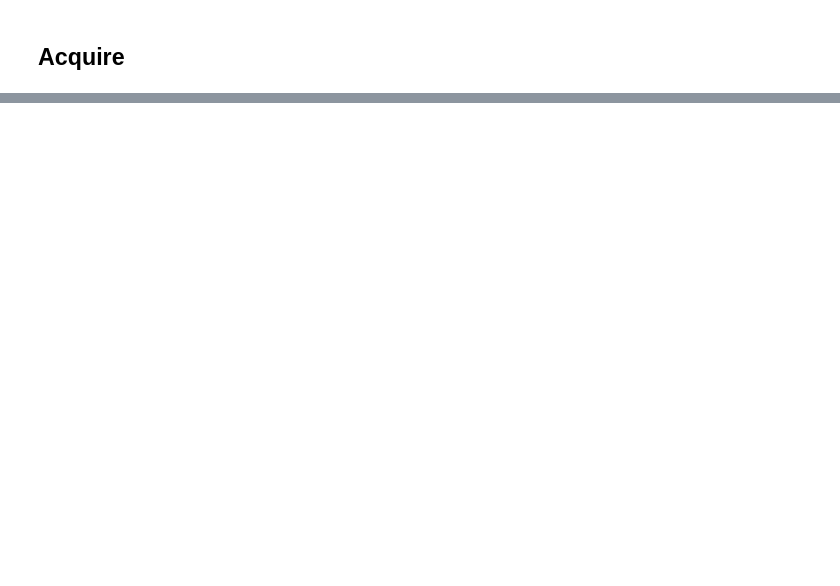
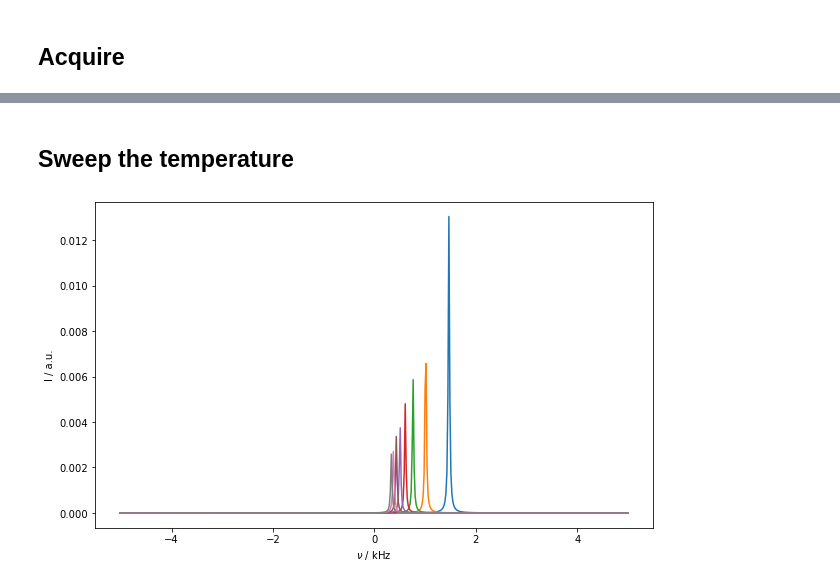
Before and after one commit to alsinmr/SLEEPY, a Jupyter notebook: examples/PseudoContactShift.ipynb, the cells around one changed output, grey strips where cells are left out. Drawn from its saved outputs; the diff is of its cells as text; code cells hidden in the pictures; blank space fills up the shorter version.

```diff
--- a/examples/PseudoContactShift.ipynb
+++ b/examples/PseudoContactShift.ipynb
@@ -47,0 +48,18 @@ rho.plot(FT=True,imag=False,apodize=True)
+# %% [markdown]
+## Sweep the temperature
+# %%
+rho=RS.Rho(rho0='13Cx',detect='13Cp',L=L)
+dt=1/1000/2 #Short enough time step for 2000 Hz spectral width
+ax=plt.figure().add_subplot(111)
+for T_K in np.linspace(20,100,8):
+    ex.T_K=T_K
+    L.clear_relax()
+    L.add_relax(Type='T1',i=1,T1=1e-12,Peq=True)  #Add T1 relaxation (1 ns).
+    L.add_relax(Type='T2',i=1,T2=1e-12) #Add T2 relaxation (ensure physical system)
+    U=L.U(t0=0,Dt=dt/5)
+    rho.clear()
+    rho.DetProp(U,n=512)
+    rho.plot(FT=True,imag=False,apodize=True,ax=ax)
+ax.figure.set_size_inches([10,6])
+# %% [output]
+[figure, added]
```
Also changed, not shown: parts of 5 cells of this notebook, 8 other files.
